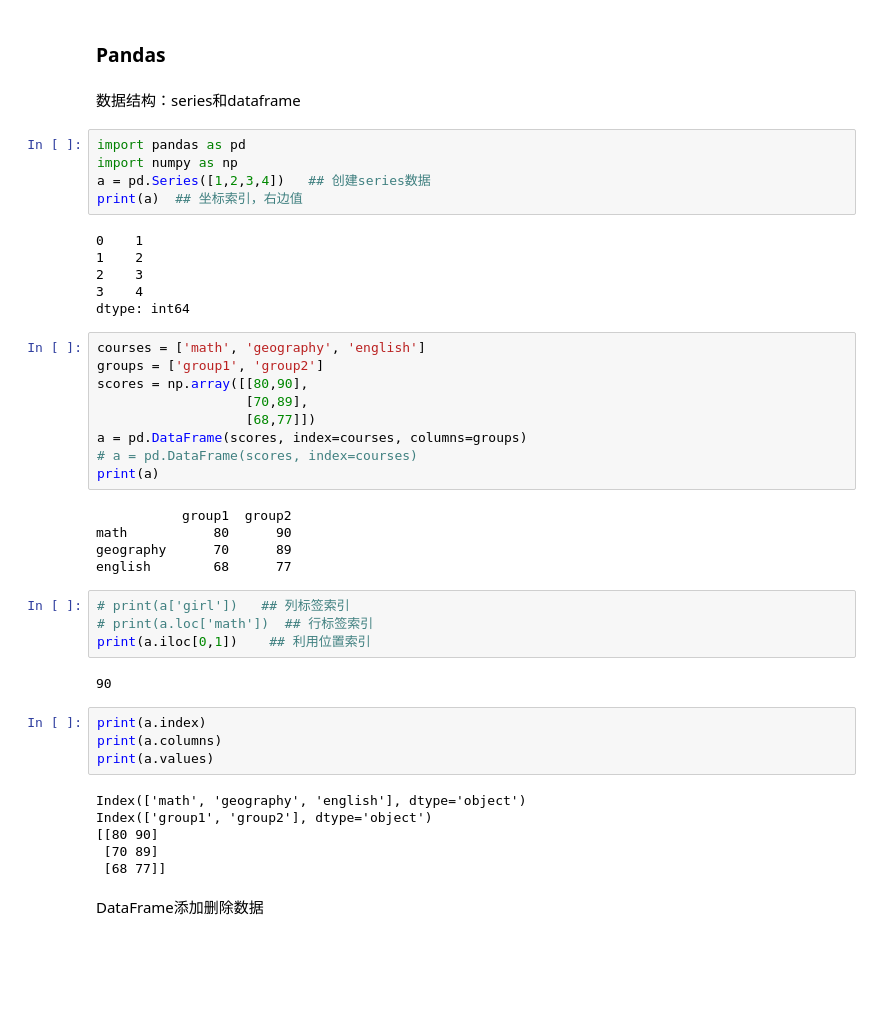
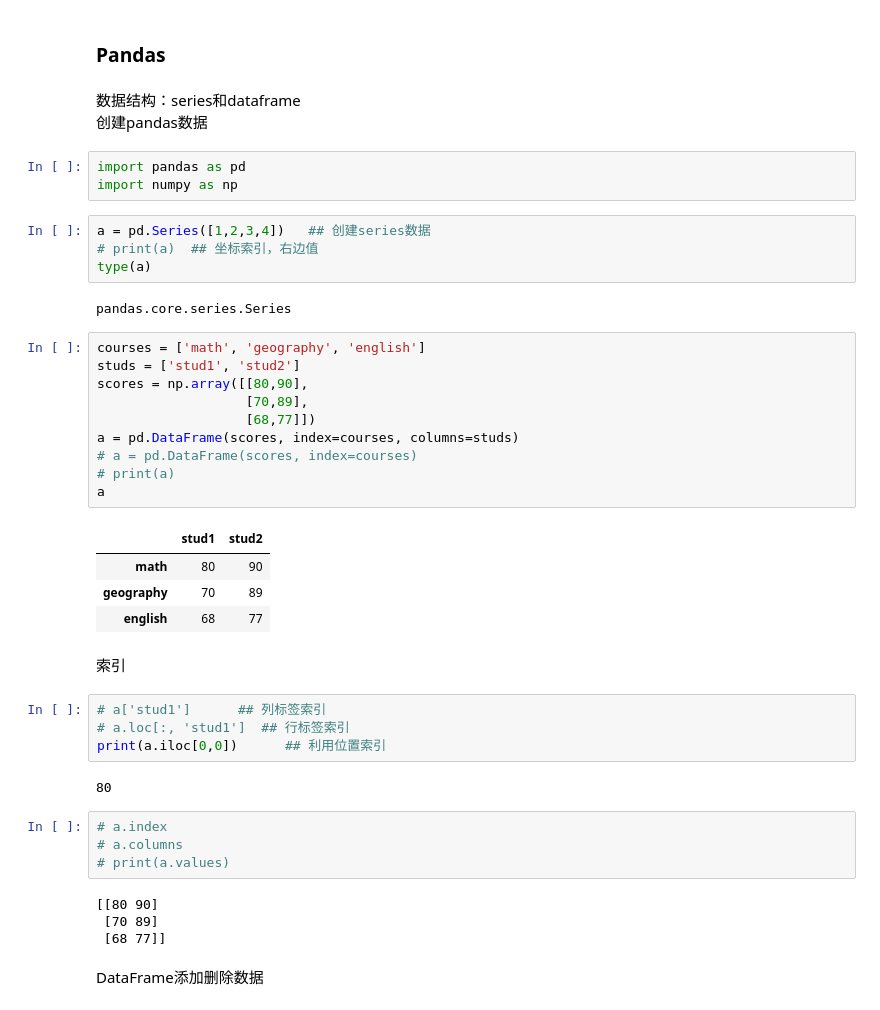
Before and after one commit to xinluo2018/spatial-data-processing, a Jupyter notebook: 第2章-Python程序设计基础/3_2_python-pandas.ipynb, the cells around one changed output. Drawn from its saved outputs; the diff is of its cells as text; blank space fills up the shorter version.

```diff
--- a/第2章-Python程序设计基础/3_2_python-pandas.ipynb
+++ b/第2章-Python程序设计基础/3_2_python-pandas.ipynb
@@ -2,44 +2,44 @@
 ### Pandas
 # %% [markdown]
 数据结构：series和dataframe
+创建pandas数据
+# %%
+import pandas as pd
+import numpy as np
 # %%
-import pandas as pd
-import numpy as np
 a = pd.Series([1,2,3,4])   ## 创建series数据
-print(a)  ## 坐标索引，右边值
+# print(a)  ## 坐标索引，右边值
+type(a)
 # %% [output]
-0    1
-1    2
-2    3
-3    4
-dtype: int64
+pandas.core.series.Series
 # %%
 courses = ['math', 'geography', 'english']
-groups = ['group1', 'group2']
+studs = ['stud1', 'stud2']
 scores = np.array([[80,90],
                    [70,89],
                    [68,77]])
-a = pd.DataFrame(scores, index=courses, columns=groups)
+a = pd.DataFrame(scores, index=courses, columns=studs)
 # a = pd.DataFrame(scores, index=courses)
-print(a)
+# print(a)
+a
 # %% [output]
-           group1  group2
-math           80      90
-geography      70      89
-english        68      77
+|  | stud1 | stud2 |
+| math | 80 | 90 |
+| geography | 70 | 89 |
+| english | 68 | 77 |
+# %% [markdown]
+索引
 # %%
-# print(a['girl'])   ## 列标签索引
-# print(a.loc['math'])  ## 行标签索引
-print(a.iloc[0,1])    ## 利用位置索引
+# a['stud1']      ## 列标签索引
+# a.loc[:, 'stud1']  ## 行标签索引
+print(a.iloc[0,0])      ## 利用位置索引
 # %% [output]
-90
+80
 # %%
-print(a.index)
-print(a.columns)
-print(a.values)
+# a.index
+# a.columns
+# print(a.values)
 # %% [output]
-Index(['math', 'geography', 'english'], dtype='object')
-Index(['group1', 'group2'], dtype='object')
 [[80 90]
  [70 89]
  [68 77]]
```
Also changed, not shown: parts of 6 cells of this notebook, 15 other files.
